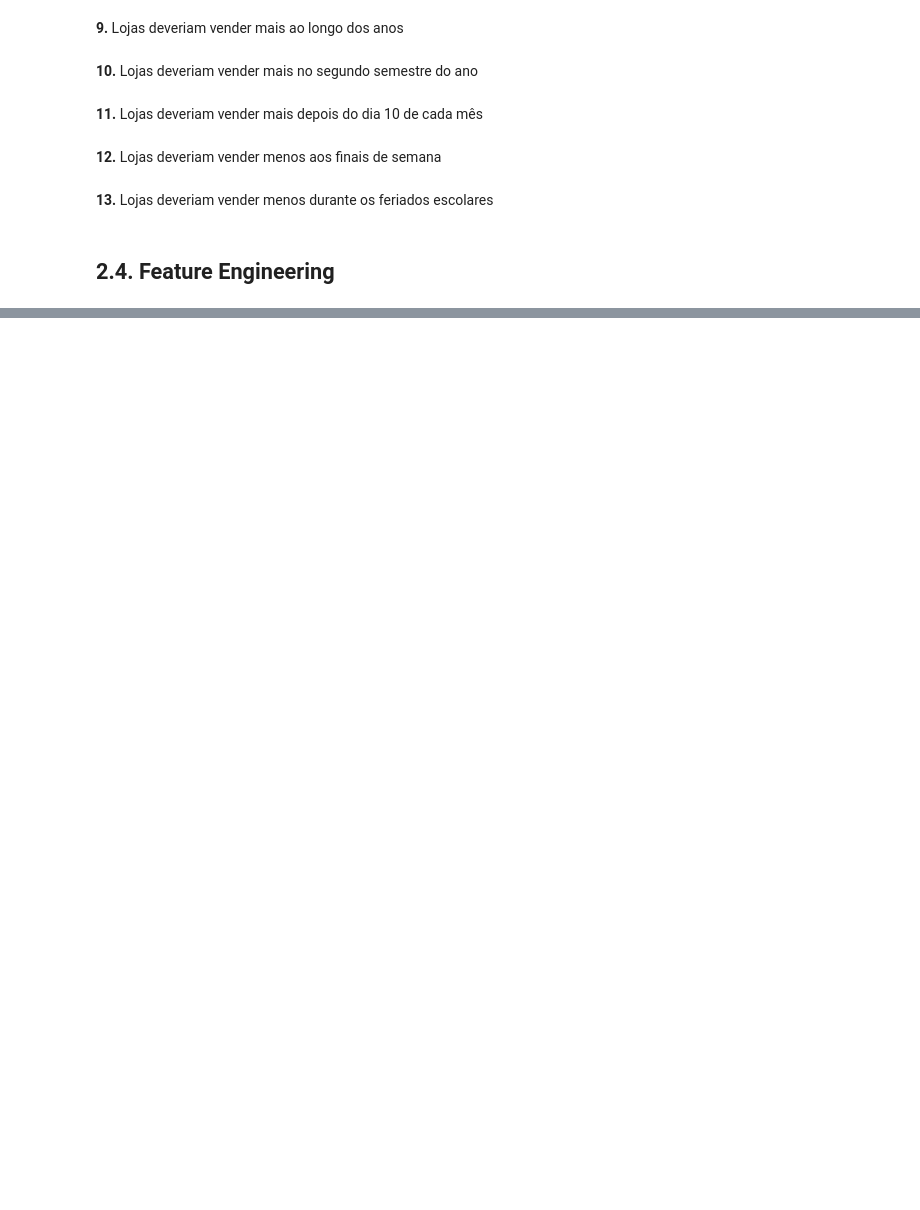
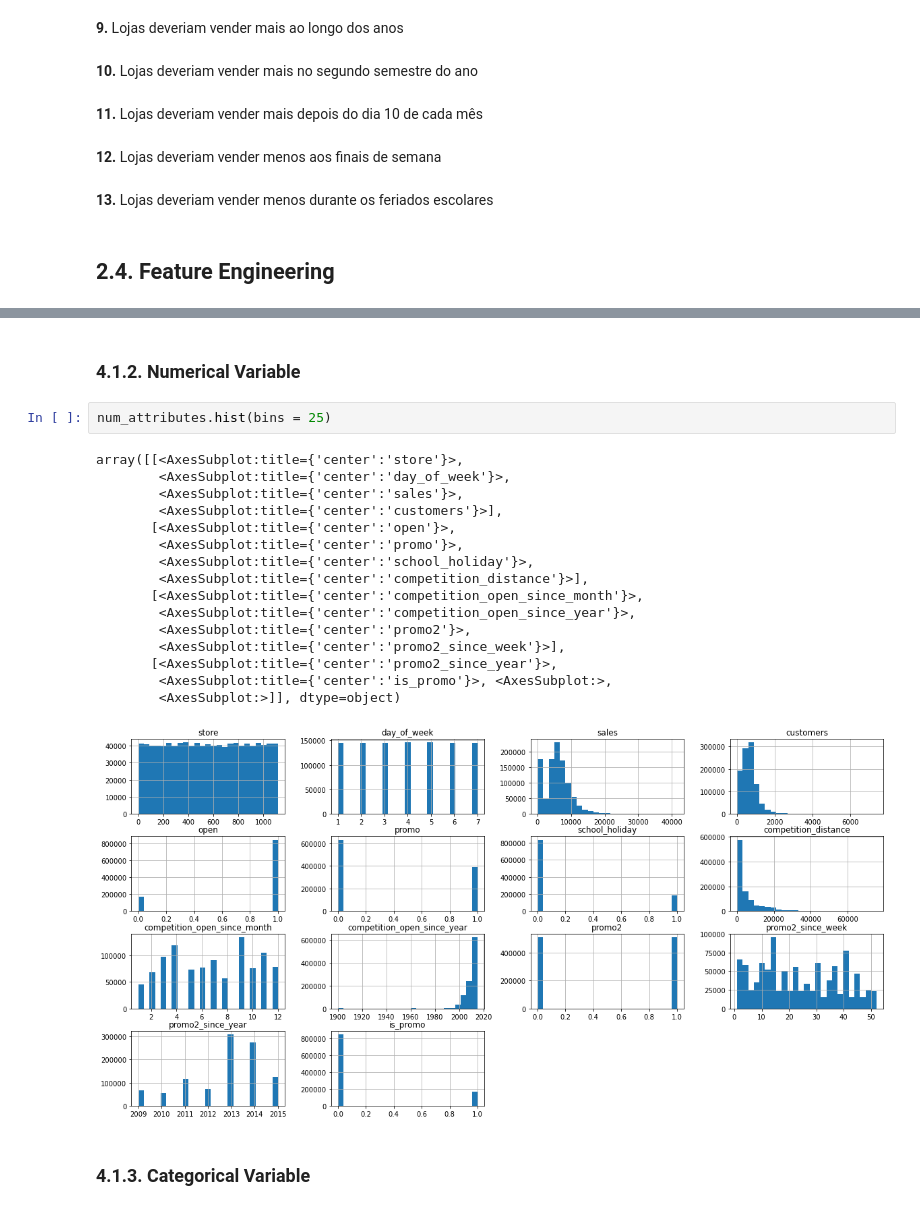
Before and after one commit to kendiaka09n/Time_Series_Project, a Jupyter notebook: n03_v01_store_sales_prediction.ipynb, the cells around one changed output, grey strips where cells are left out. Saved outputs shown, nothing was run; the diff lists cells and outputs as text; blank space fills up the shorter version.

```diff
--- a/n03_v01_store_sales_prediction.ipynb
+++ b/n03_v01_store_sales_prediction.ipynb
@@ -410,0 +469,23 @@ df2.head().T
+# %% [markdown]
+### 4.1.2. Numerical Variable
+# %%
+num_attributes.hist(bins = 25)
+# %% [output]
+array([[<AxesSubplot:title={'center':'store'}>,
+        <AxesSubplot:title={'center':'day_of_week'}>,
+        <AxesSubplot:title={'center':'sales'}>,
+        <AxesSubplot:title={'center':'customers'}>],
+       [<AxesSubplot:title={'center':'open'}>,
+        <AxesSubplot:title={'center':'promo'}>,
+        <AxesSubplot:title={'center':'school_holiday'}>,
+        <AxesSubplot:title={'center':'competition_distance'}>],
+       [<AxesSubplot:title={'center':'competition_open_since_month'}>,
+        <AxesSubplot:title={'center':'competition_open_since_year'}>,
+        <AxesSubplot:title={'center':'promo2'}>,
+        <AxesSubplot:title={'center':'promo2_since_week'}>],
+       [<AxesSubplot:title={'center':'promo2_since_year'}>,
+        <AxesSubplot:title={'center':'is_promo'}>, <AxesSubplot:>,
+        <AxesSubplot:>]], dtype=object)
+[figure, added]
+# %% [markdown]
+### 4.1.3. Categorical Variable
```
Also changed, not shown: parts of 32 cells of this notebook.
